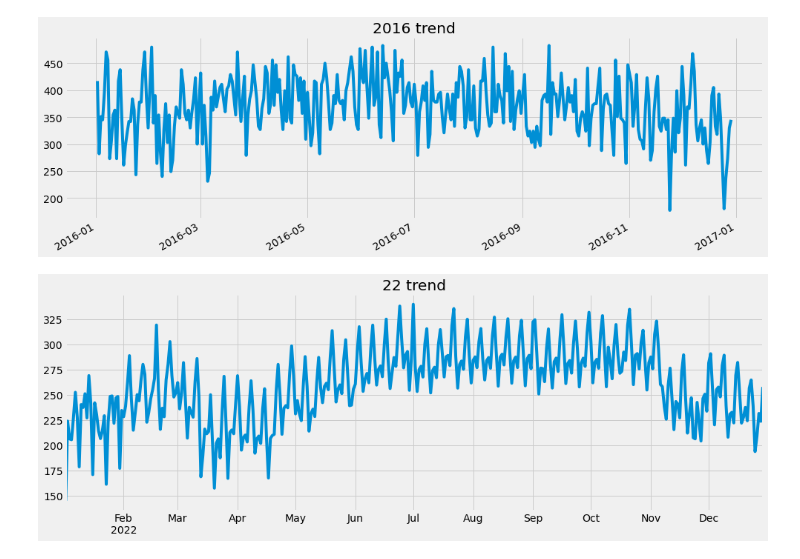
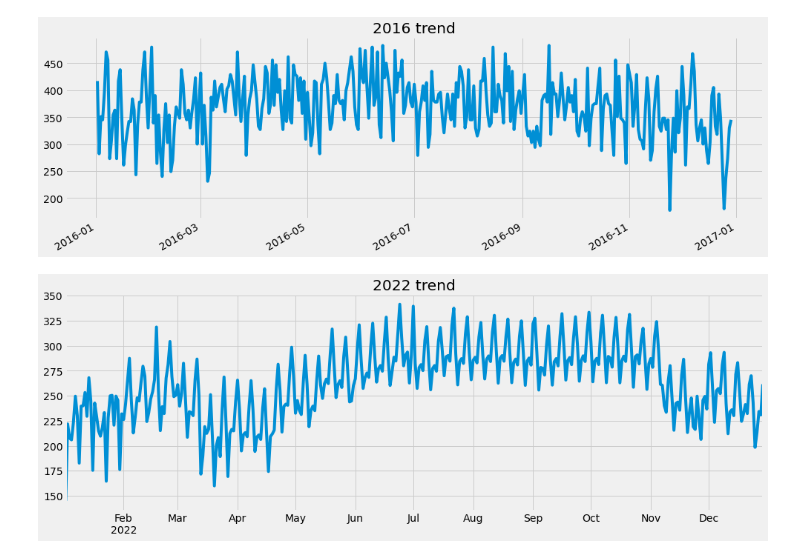
Before and after one commit to hunterkillera/DA200-Project, a Jupyter notebook: xgboost-cv.ipynb, the cells around one changed output. Cells and saved outputs as stored; diff of their text form; code cells hidden in the pictures.

```diff
--- a/xgboost-cv.ipynb
+++ b/xgboost-cv.ipynb
@@ -293,7 +288,7 @@ y_all = df['Frequency']
 
 reg = xgb.XGBRegressor(base_score=0.5,
                        booster='gbtree',
-                       n_estimators=3200,
+                       n_estimators=1500,
                        objective='reg:linear',
                        max_depth=5,
                        learning_rate=0.01)
@@ -516,7 +524,7 @@ plt.show()
 # %%
 #check yearly trend
 final_data.loc[(final_data.index>'01-01-2022') & (final_data.index<'12-30-2022')] \
-.plot(figsize=(15,5),title="22 trend")
+.plot(figsize=(15,5),title="2022 trend")
 plt.show()
 # %% [output]
-[figure, old version]
+[figure, new version]
```
Also changed, not shown: parts of 14 cells of this notebook.
